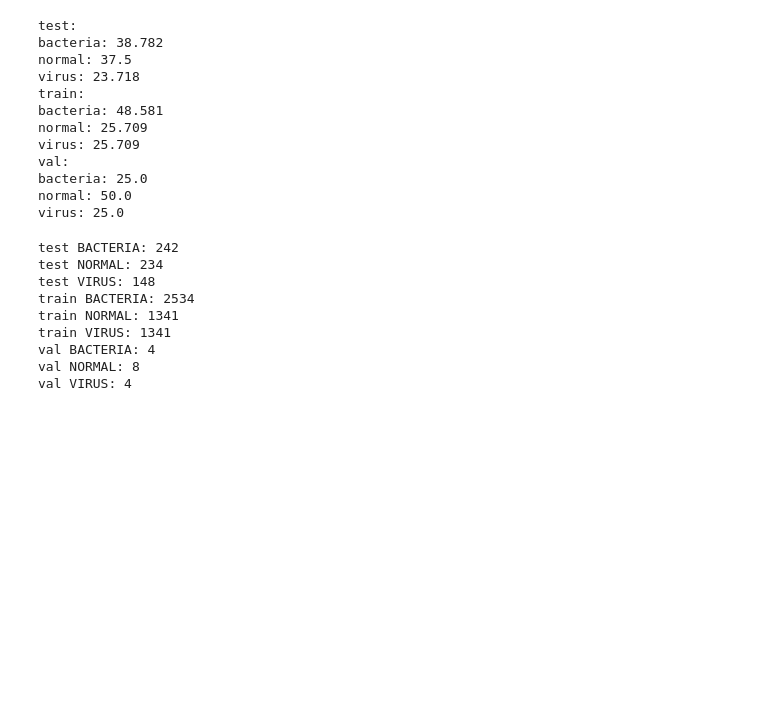
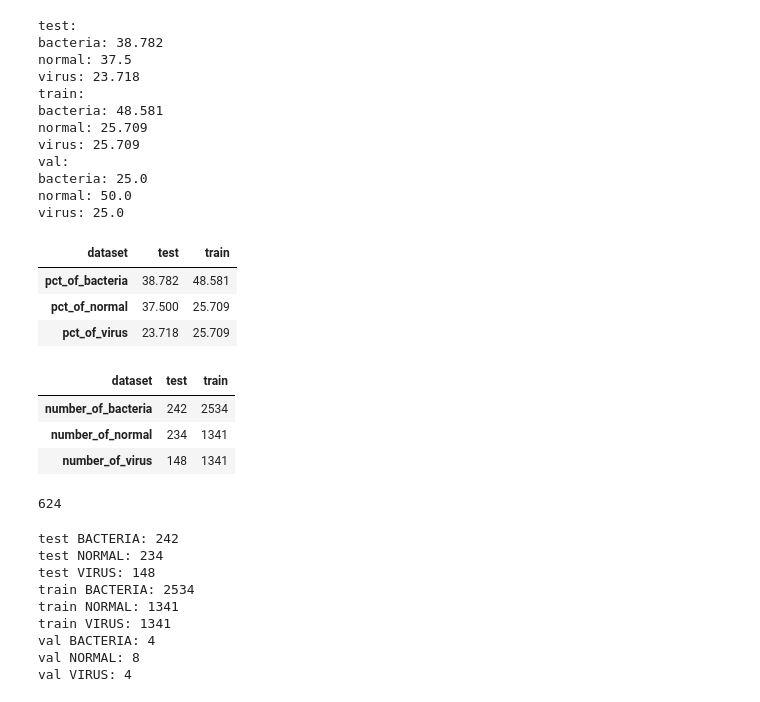
Before and after one commit to angussaw/Explainable-Neural-Networks, a Jupyter notebook: EDA.ipynb, the cells around one changed output. Drawn from its saved outputs; the diff is of its cells as text; code cells hidden in the pictures; blank space fills up the shorter version.

```diff
--- a/EDA.ipynb
+++ b/EDA.ipynb
@@ -10,6 +10,9 @@ import matplotlib.pyplot as plt
 import numpy as np
 import seaborn as sns
 # %%
+datasets_img_count = []
+datasets_img_pct = []
+
 for dataset in os.listdir('data/data'):
     number_of_bacteria = len(os.listdir(f'data/data/{dataset}/BACTERIA'))
     number_of_normal = len(os.listdir(f'data/data/{dataset}/NORMAL'))
@@ -19,7 +22,13 @@ for dataset in os.listdir('data/data'):
     pct_of_normal = round(number_of_normal/total * 100, 3)
     pct_of_virus = round(number_of_virus/total * 100, 3)
 
+    datasets_img_count.append({"dataset": dataset, "number_of_bacteria": number_of_bacteria, "number_of_normal": number_of_normal, "number_of_virus": number_of_virus})
+    datasets_img_pct.append({"dataset": dataset, "pct_of_bacteria": pct_of_bacteria, "pct_of_normal": pct_of_normal, "pct_of_virus": pct_of_virus})
+
     print(f'{dataset}:\nbacteria: {pct_of_bacteria}\nnormal: {pct_of_normal}\nvirus: {pct_of_virus}')
+
+datasets_img_count_df = pd.DataFrame(datasets_img_count).set_index("dataset").transpose()
+datasets_img_pct_df = pd.DataFrame(datasets_img_pct).set_index("dataset").transpose()
 # %% [output]
 test:
 bacteria: 38.782
@@ -33,6 +42,26 @@ val:
 bacteria: 25.0
 normal: 50.0
 virus: 25.0
+# %%
+datasets_img_pct_df.drop(columns=["val"], inplace=True)
+datasets_img_pct_df
+# %% [output]
+| dataset | test | train |
+| pct_of_bacteria | 38.782 | 48.581 |
+| pct_of_normal | 37.500 | 25.709 |
+| pct_of_virus | 23.718 | 25.709 |
+# %%
+datasets_img_count_df.drop(columns=["val"], inplace=True)
+datasets_img_count_df
+# %% [output]
+| dataset | test | train |
+| number_of_bacteria | 242 | 2534 |
+| number_of_normal | 234 | 1341 |
+| number_of_virus | 148 | 1341 |
+# %%
+datasets_img_count_df["test"].sum()
+# %% [output]
+624
 # %%
 raw_images = []
 
```
Also changed, not shown: parts of 5 cells of this notebook, 4 other files.
